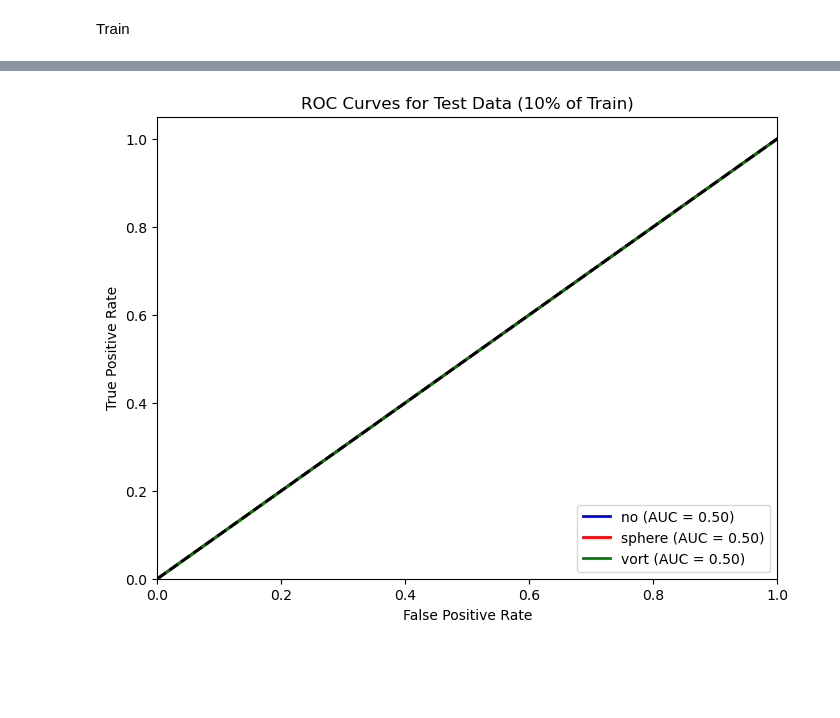
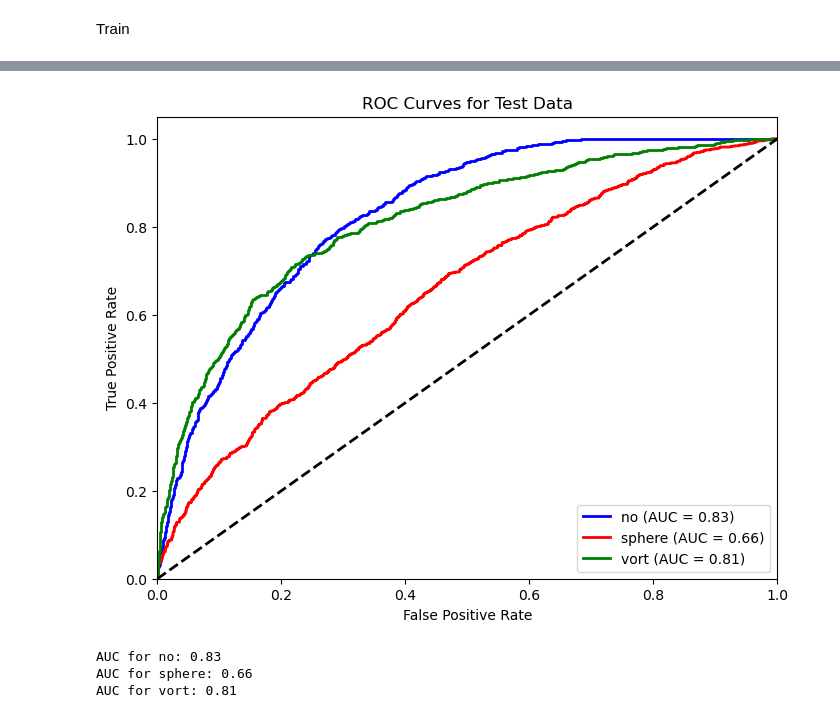
Before and after one commit to bsyh/DeepLense, a Jupyter notebook: task_1_colab.ipynb, the cells around one changed output, grey strips where cells are left out. Drawn from its saved outputs; the diff is of its cells as text; code cells hidden in the pictures; blank space fills up the shorter version.

```diff
--- a/task_1_colab.ipynb
+++ b/task_1_colab.ipynb
@@ -187,6 +287,30 @@ class CNN(nn.Module):
 # %%
 # Initialize model, loss, and optimizer
 device = torch.device("mps" if torch.backends.mps.is_available() else "cpu")
-model = CNN().to(device)
+# model = CNN().to(device)
+model = ResNet18(num_classes=3).to(device)
 criterion = nn.CrossEntropyLoss()
-optimizer = torch.optim.Adam(model.parameters(), lr=0.01)
+optimizer = torch.optim.Adam(model.parameters(), lr=1e-05)
+scheduler = torch.optim.lr_scheduler.StepLR(optimizer, step_size=8, gamma=0.1)
+# %%
+# Create checkpoint directory
+checkpoint_dir = "checkpoint/"
+os.makedirs(checkpoint_dir, exist_ok=True)  # Create directory if it doesn't exist
+# %%
+# Training loop with validation and checkpointing
+num_epochs = 1
+checkpoint_interval = 5  # Save every x epochs
+best_val_acc = 0.0  # Track the best validation accuracy
+best_model_path = os.path.join(checkpoint_dir, "best_model.pth")
+# %%
+# Load the best model if it exists
+if os.path.exists(best_model_path):
+    print(f"Loading best model from {best_model_path}")
+    checkpoint = torch.load(best_model_path, map_location=device)
+    model.load_state_dict(checkpoint['model_state_dict'])
+    # optimizer.load_state_dict(checkpoint['optimizer_state_dict'])
+    # scheduler.load_state_dict(checkpoint['scheduler_state_dict'])
+    best_val_acc = checkpoint['val_accuracy']
+    print(f"Loaded best model with Val Accuracy: {best_val_acc:.2f}%")
+else:
+    print("No best model found, starting from scratch.")
@@ -241,37 +441,44 @@ with torch.no_grad():
         all_preds.extend(probs.cpu().numpy())
         all_labels.extend(labels.cpu().numpy())
 
 # Convert to numpy arrays
 all_preds = np.array(all_preds)
 all_labels = np.array(all_labels)
 
-# Binarize labels for ROC
+# Binarize labels for multi-class ROC
 n_classes = 3
 y_test = label_binarize(all_labels, classes=[0, 1, 2])
 fpr, tpr, roc_auc = {}, {}, {}
 
 # Compute ROC curve and AUC for each class
 for i in range(n_classes):
     fpr[i], tpr[i], _ = roc_curve(y_test[:, i], all_preds[:, i])
     roc_auc[i] = auc(fpr[i], tpr[i])
 
 # Plot ROC curves
 plt.figure(figsize=(8, 6))
 colors = ['blue', 'red', 'green']
-class_names = full_train_dataset.classes  # ['no', 'sphere', 'vort']
+class_names = ['no', 'sphere', 'vort']  # Adjust based on your dataset
 for i, color in enumerate(colors):
     plt.plot(fpr[i], tpr[i], color=color, lw=2,
              label=f'{class_names[i]} (AUC = {roc_auc[i]:.2f})')
 plt.plot([0, 1], [0, 1], 'k--', lw=2)
 plt.xlim([0.0, 1.0])
 plt.ylim([0.0, 1.05])
 plt.xlabel('False Positive Rate')
 plt.ylabel('True Positive Rate')
-plt.title('ROC Curves for Test Data (10% of Train)')
+plt.title('ROC Curves for Test Data')
 plt.legend(loc="lower right")
 plt.show()
+
+# Print AUC scores
+for i, class_name in enumerate(class_names):
+    print(f"AUC for {class_name}: {roc_auc[i]:.2f}")
 # %% [output]
-[figure, old version]
+[figure, new version]
+AUC for no: 0.83
+AUC for sphere: 0.66
+AUC for vort: 0.81
 # %%
 # Print AUC scores
 for i, class_name in enumerate(class_names):
```
Also changed, not shown: parts of 12 cells of this notebook, 2 other files.
